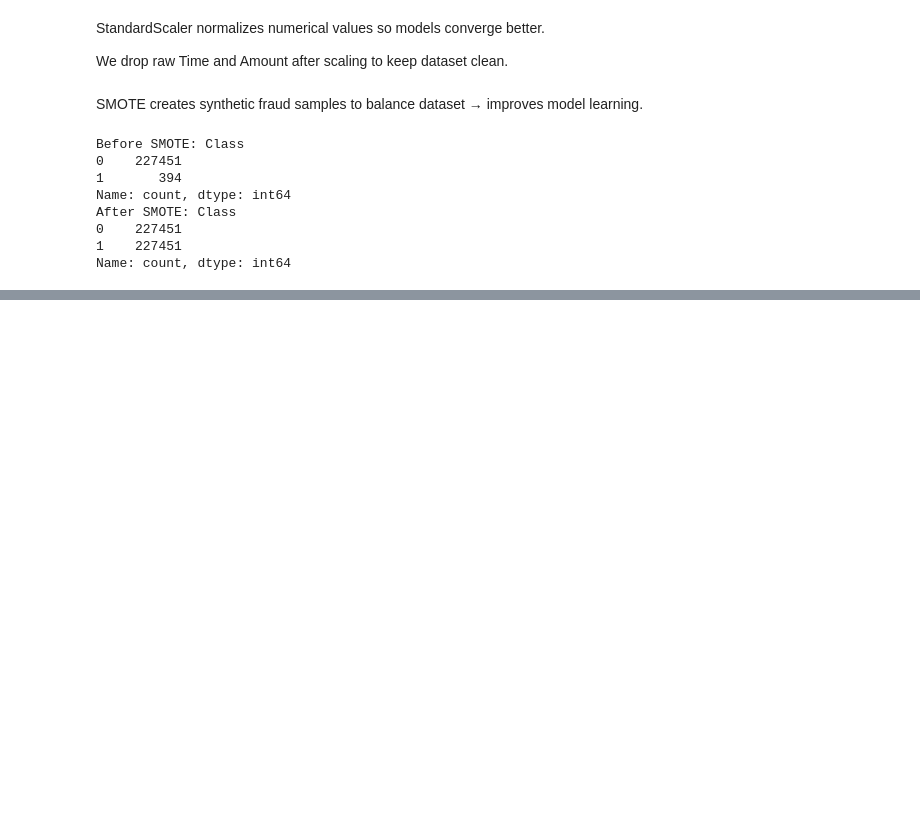
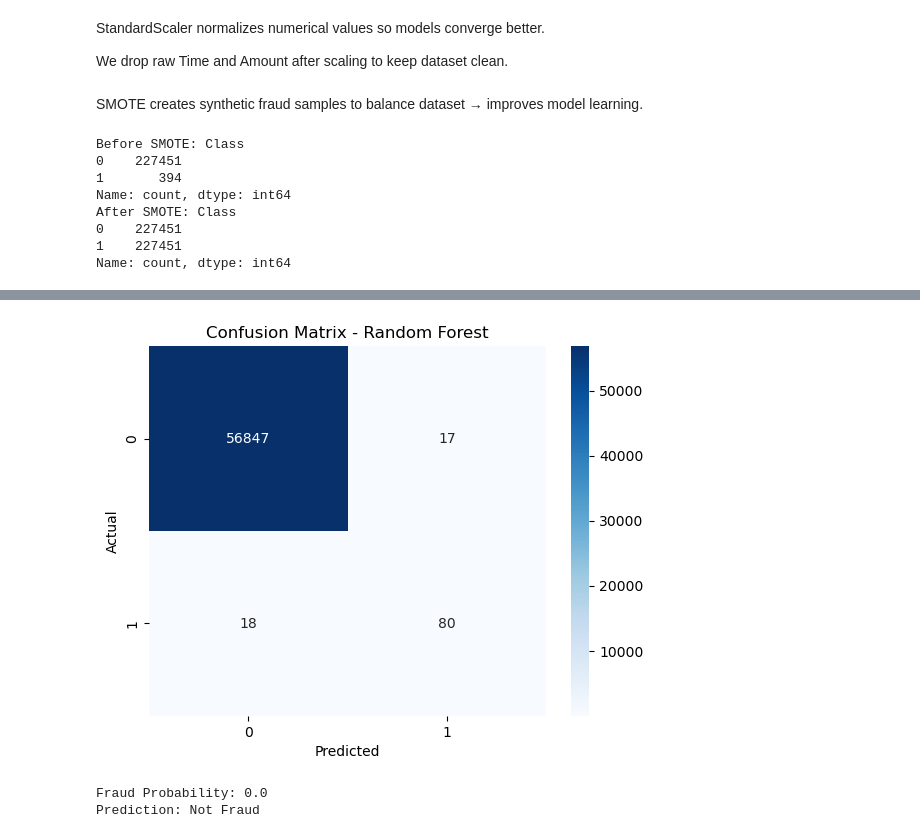
Before and after one commit to Sugandha-H-B/OIBSIP, a Jupyter notebook: Level2_Project4.ipynb, the cells around one changed output, grey strips where cells are left out. Drawn from its saved outputs; the diff is of its cells as text; code cells hidden in the pictures; blank space fills up the shorter version.

Commit message:
Credit_Card_Fraud_detection

```diff
--- a/Level2_Project4.ipynb
+++ b/Level2_Project4.ipynb
@@ -141,0 +146,26 @@ ROC-Auc score 0.9698482164390798
+# %%
+best_model = RandomForestClassifier(n_estimators=100)
+best_model.fit(X_train_res, y_train_res)
+y_pred_best = best_model.predict(X_test)
+
+cm = confusion_matrix(y_test, y_pred_best)
+# %%
+sns.heatmap(cm, annot=True, fmt="d", cmap="Blues")
+plt.xlabel("Predicted")
+plt.ylabel("Actual")
+plt.title("Confusion Matrix - Random Forest")
+plt.show()
+# %% [output]
+[figure, added]
+# %%
+sample = X_test.iloc[0].values.reshape(1, -1)
+
+# Predict fraud probability
+fraud_prob = best_model.predict_proba(sample)[0][1]
+prediction = best_model.predict(sample)[0]
+
+print("Fraud Probability:", fraud_prob)
+print("Prediction:", "Fraud" if prediction == 1 else "Not Fraud")
+# %% [output]
+Fraud Probability: 0.0
+Prediction: Not Fraud
```
Also changed, not shown: parts of 1 cell of this notebook.
